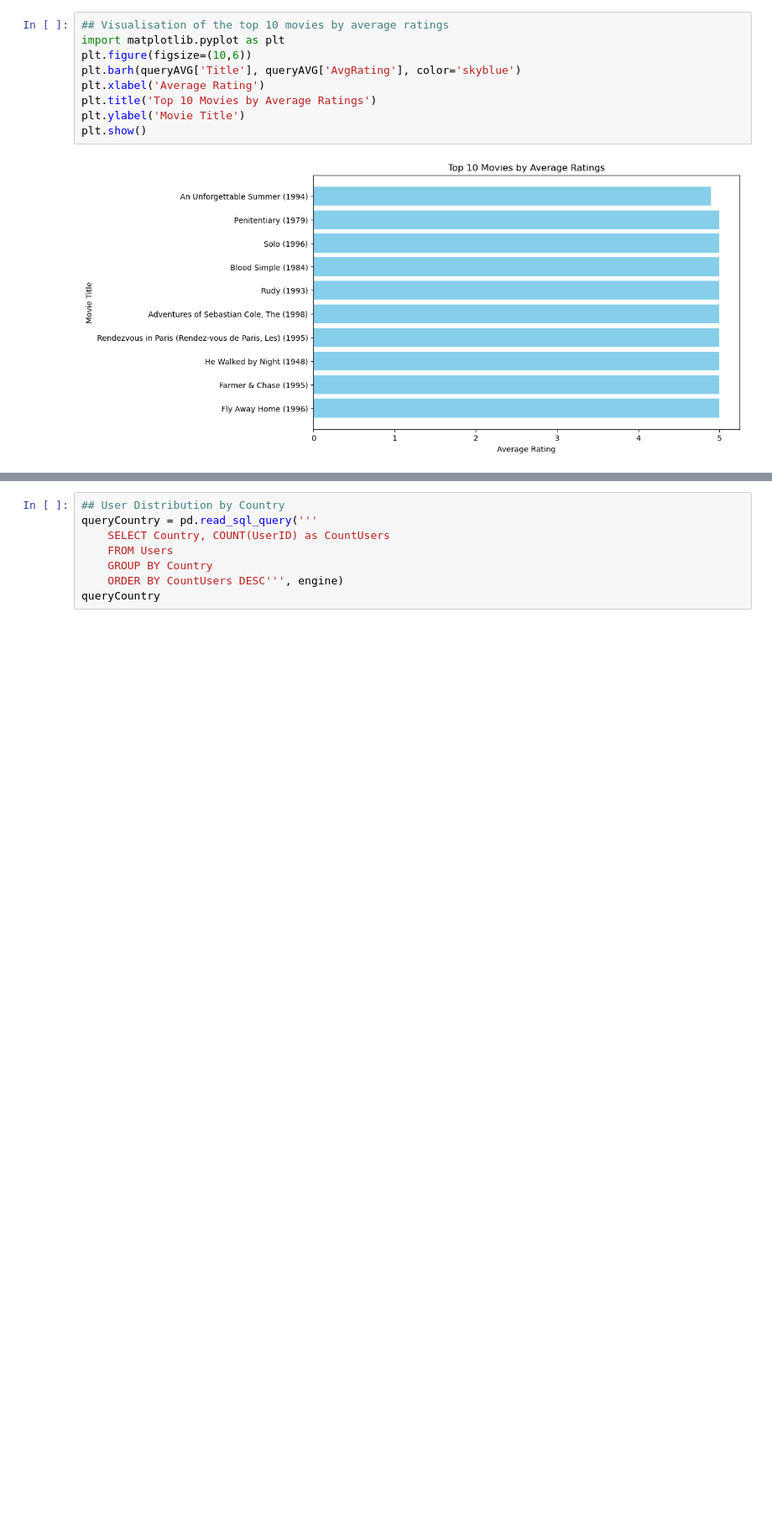
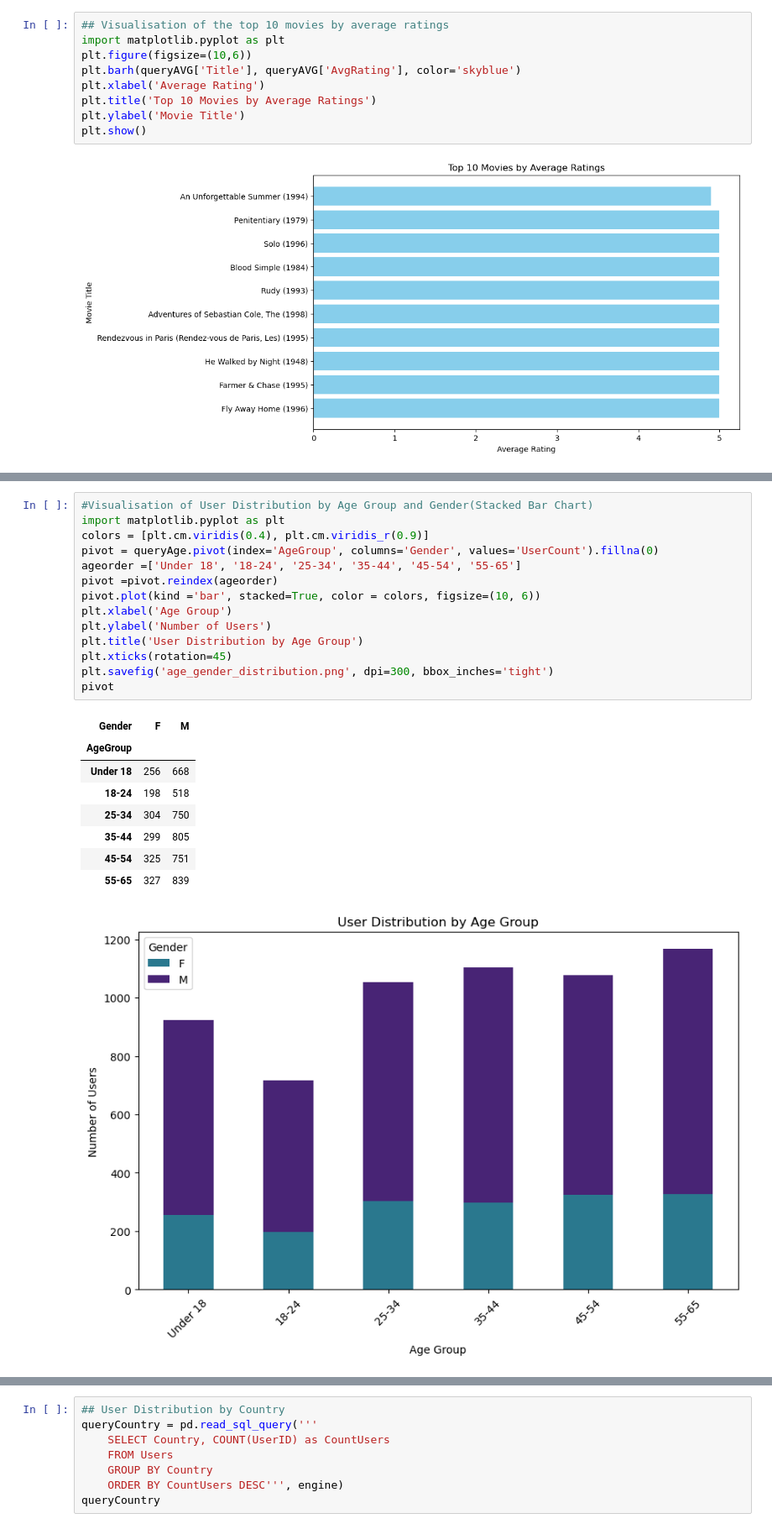
Before and after one commit to alsemenova/streamflix-analytics, a Jupyter notebook: python_scripts/Visualisation Requests by Client.ipynb, the cells around one changed output, grey strips where cells are left out. Shown at 84% size. Cells and saved outputs as stored; diff of their text form; blank space fills up the shorter version.

```diff
--- a/python_scripts/Visualisation Requests by Client.ipynb
+++ b/python_scripts/Visualisation Requests by Client.ipynb
@@ -124,0 +133,24 @@ plt.show()
+# %%
+#Visualisation of User Distribution by Age Group and Gender(Stacked Bar Chart)
+import matplotlib.pyplot as plt
+colors = [plt.cm.viridis(0.4), plt.cm.viridis_r(0.9)]
+pivot = queryAge.pivot(index='AgeGroup', columns='Gender', values='UserCount').fillna(0)
+ageorder =['Under 18', '18-24', '25-34', '35-44', '45-54', '55-65']
+pivot =pivot.reindex(ageorder)
+pivot.plot(kind ='bar', stacked=True, color = colors, figsize=(10, 6))
+plt.xlabel('Age Group')
+plt.ylabel('Number of Users')
+plt.title('User Distribution by Age Group')
+plt.xticks(rotation=45)
+plt.savefig('age_gender_distribution.png', dpi=300, bbox_inches='tight')
+pivot
+# %% [output]
+| Gender | F | M |
+| AgeGroup |  |  |
+| Under 18 | 256 | 668 |
+| 18-24 | 198 | 518 |
+| 25-34 | 304 | 750 |
+| 35-44 | 299 | 805 |
+| 45-54 | 325 | 751 |
+| 55-65 | 327 | 839 |
+[figure, added]
```
Also changed, not shown: parts of 10 cells of this notebook, 4 other files.
